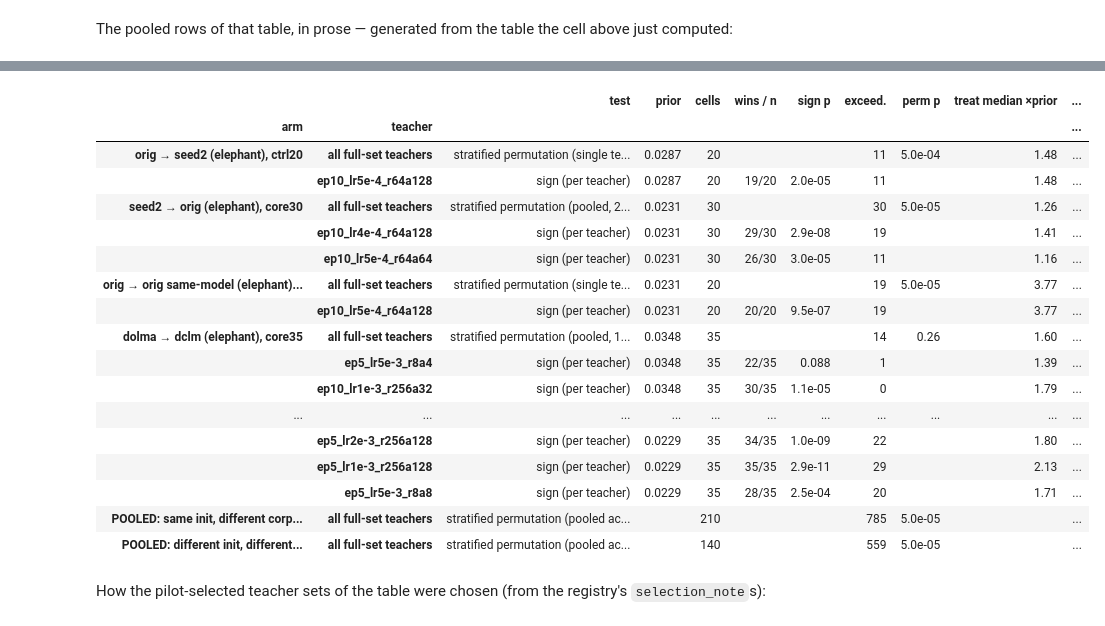
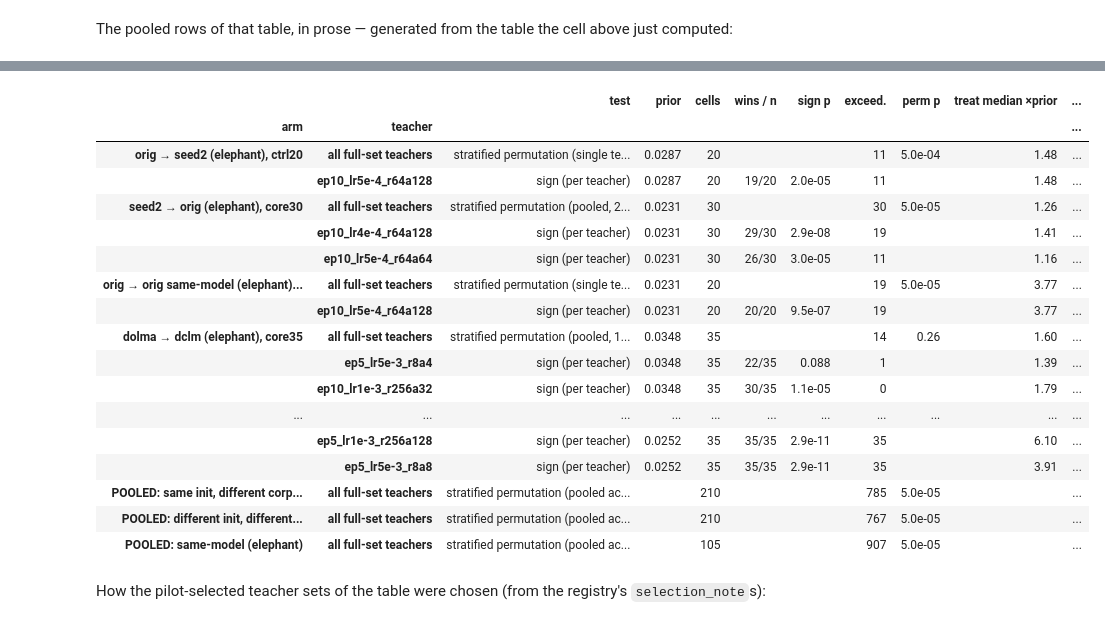
Before and after one commit to AnandVishesh1301/EleutherAI_subliminal_learning, a Jupyter notebook: notebooks/transfer_significance.ipynb, the cells around one changed output, grey strips where cells are left out. Saved outputs shown, nothing was run; the diff lists cells and outputs as text; code cells hidden in the pictures.

```diff
--- a/notebooks/transfer_significance.ipynb
+++ b/notebooks/transfer_significance.ipynb
@@ -457,27 +454,27 @@ The registry reads base controls only; the rng-pool control twins of the two cro
 
 Highlighted = perm p < 0.05 (the primary test); amber = no p.
 # %%
-OLMO = significance_table(REPO / "run_logs/repretrain/olmo_cross_seed_significance_arms.json")
+OLMO = significance_table(REPO / "run_logs/campaigns/repretrain/olmo_cross_seed_significance_arms.json")
 style_significance_table(OLMO)
 # %% [output]
 |  |  | test | prior | cells | wins / n | sign p | exceed. | perm p | treat median ×prior | ... |
 | arm | teacher |  |  |  |  |  |  |  |  | ... |
 | orig → seed2 (elephant), ctrl20 | all full-set teachers | stratified permutation (single te... | 0.0287 | 20 |  |  | 11 | 5.0e-04 | 1.48 | ... |
 |  | ep10_lr5e-4_r64a128 | sign (per teacher) | 0.0287 | 20 | 19/20 | 2.0e-05 | 11 |  | 1.48 | ... |
 | seed2 → orig (elephant), core30 | all full-set teachers | stratified permutation (pooled, 2... | 0.0231 | 30 |  |  | 30 | 5.0e-05 | 1.26 | ... |
 |  | ep10_lr4e-4_r64a128 | sign (per teacher) | 0.0231 | 30 | 29/30 | 2.9e-08 | 19 |  | 1.41 | ... |
 |  | ep10_lr5e-4_r64a64 | sign (per teacher) | 0.0231 | 30 | 26/30 | 3.0e-05 | 11 |  | 1.16 | ... |
 | orig → orig same-model (elephant)... | all full-set teachers | stratified permutation (single te... | 0.0231 | 20 |  |  | 19 | 5.0e-05 | 3.77 | ... |
 |  | ep10_lr5e-4_r64a128 | sign (per teacher) | 0.0231 | 20 | 20/20 | 9.5e-07 | 19 |  | 3.77 | ... |
 | dolma → dclm (elephant), core35 | all full-set teachers | stratified permutation (pooled, 1... | 0.0348 | 35 |  |  | 14 | 0.26 | 1.60 | ... |
 |  | ep5_lr5e-3_r8a4 | sign (per teacher) | 0.0348 | 35 | 22/35 | 0.088 | 1 |  | 1.39 | ... |
 |  | ep10_lr1e-3_r256a32 | sign (per teacher) | 0.0348 | 35 | 30/35 | 1.1e-05 | 0 |  | 1.79 | ... |
 | ... | ... | ... | ... | ... | ... | ... | ... | ... | ... | ... |
-|  | ep5_lr2e-3_r256a128 | sign (per teacher) | 0.0229 | 35 | 34/35 | 1.0e-09 | 22 |  | 1.80 | ... |
-|  | ep5_lr1e-3_r256a128 | sign (per teacher) | 0.0229 | 35 | 35/35 | 2.9e-11 | 29 |  | 2.13 | ... |
-|  | ep5_lr5e-3_r8a8 | sign (per teacher) | 0.0229 | 35 | 28/35 | 2.5e-04 | 20 |  | 1.71 | ... |
+|  | ep5_lr1e-3_r256a128 | sign (per teacher) | 0.0252 | 35 | 35/35 | 2.9e-11 | 35 |  | 6.10 | ... |
+|  | ep5_lr5e-3_r8a8 | sign (per teacher) | 0.0252 | 35 | 35/35 | 2.9e-11 | 35 |  | 3.91 | ... |
 | POOLED: same init, different corp... | all full-set teachers | stratified permutation (pooled ac... |  | 210 |  |  | 785 | 5.0e-05 |  | ... |
-| POOLED: different init, different... | all full-set teachers | stratified permutation (pooled ac... |  | 140 |  |  | 559 | 5.0e-05 |  | ... |
+| POOLED: different init, different... | all full-set teachers | stratified permutation (pooled ac... |  | 210 |  |  | 767 | 5.0e-05 |  | ... |
+| POOLED: same-model (elephant) | all full-set teachers | stratified permutation (pooled ac... |  | 105 |  |  | 907 | 5.0e-05 |  | ... |
 # %% [markdown]
 How the pilot-selected teacher sets of the table were chosen (from the registry's `selection_note`s):
 # %%
```
Also changed, not shown: parts of 22 cells of this notebook, 48 other files.
